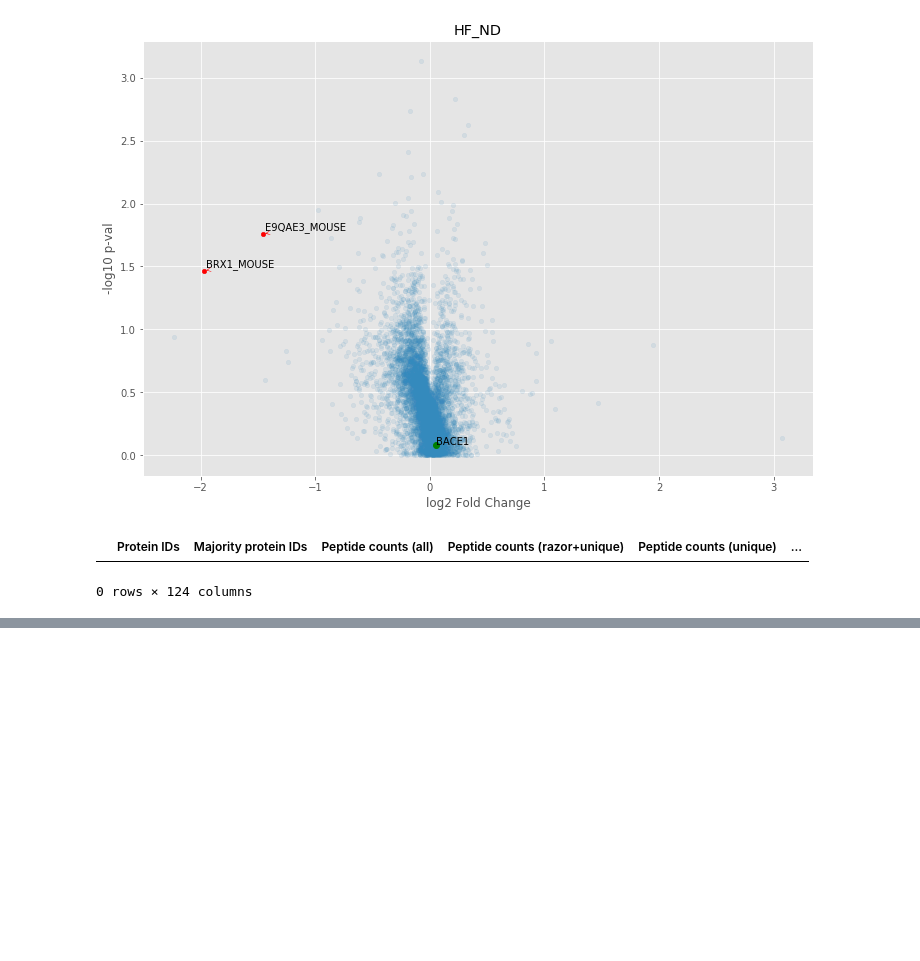
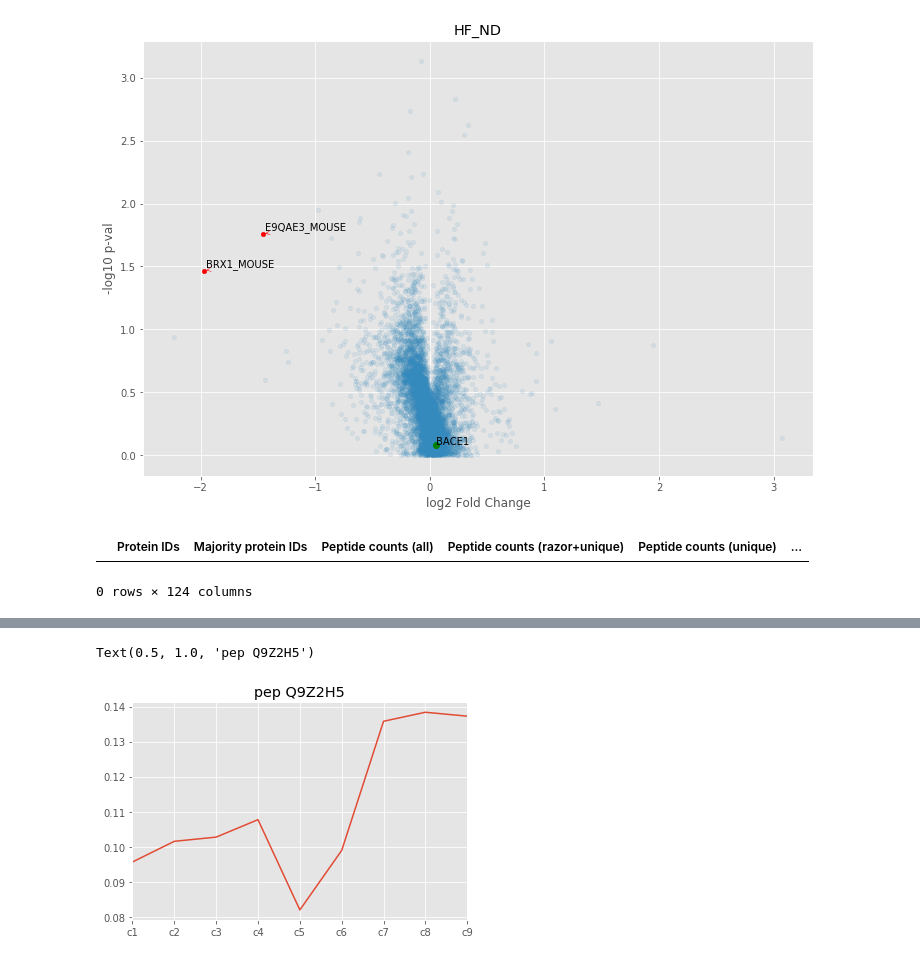
Before and after one commit to mtinti/jennifer2, a Jupyter notebook: Hypothalamus.ipynb, the cells around one changed output, grey strips where cells are left out. Cells and saved outputs as stored; diff of their text form; code cells hidden in the pictures; blank space fills up the shorter version.

```diff
--- a/Hypothalamus.ipynb
+++ b/Hypothalamus.ipynb
@@ -451,0 +551,5 @@ hippo_df.to_csv('Hypothalamus.csv')
+# %%
+irs = Hippo_sl.sum(axis=1).to_frame()
+irs.columns=['sum']
+Hippo_sl = Hippo_sl.divide(irs['sum'].values, axis='index')
+Hippo_sl.head()
@@ -451,0 +564,3 @@ hippo_df.to_csv('Hypothalamus.csv')
+# %%
+Hippo_sl['prot']=[pep_to_prot['Proteins'][n] for n in Hippo_sl.index.values]
+Hippo_sl.head()
@@ -451,0 +575,14 @@ hippo_df.to_csv('Hypothalamus.csv')
+# %%
+def find_prot(inlist, prot='Q3UGC7'):
+    out = []
+    for p,n in enumerate(inlist):
+        if prot in n:
+            out.append(p)
+    return out
+
+temp_index = find_prot(Hippo_sl['prot'].values, prot='Q9Z2H5')
+Hippo_sl.iloc[temp_index].mean().plot()#.plot(kind='box',showfliers=False)
+plt.title('pep Q9Z2H5')
+# %% [output]
+Text(0.5, 1.0, 'pep Q9Z2H5')
+[figure, added]
```
Also changed, not shown: parts of 17 cells of this notebook, 27 other files.
